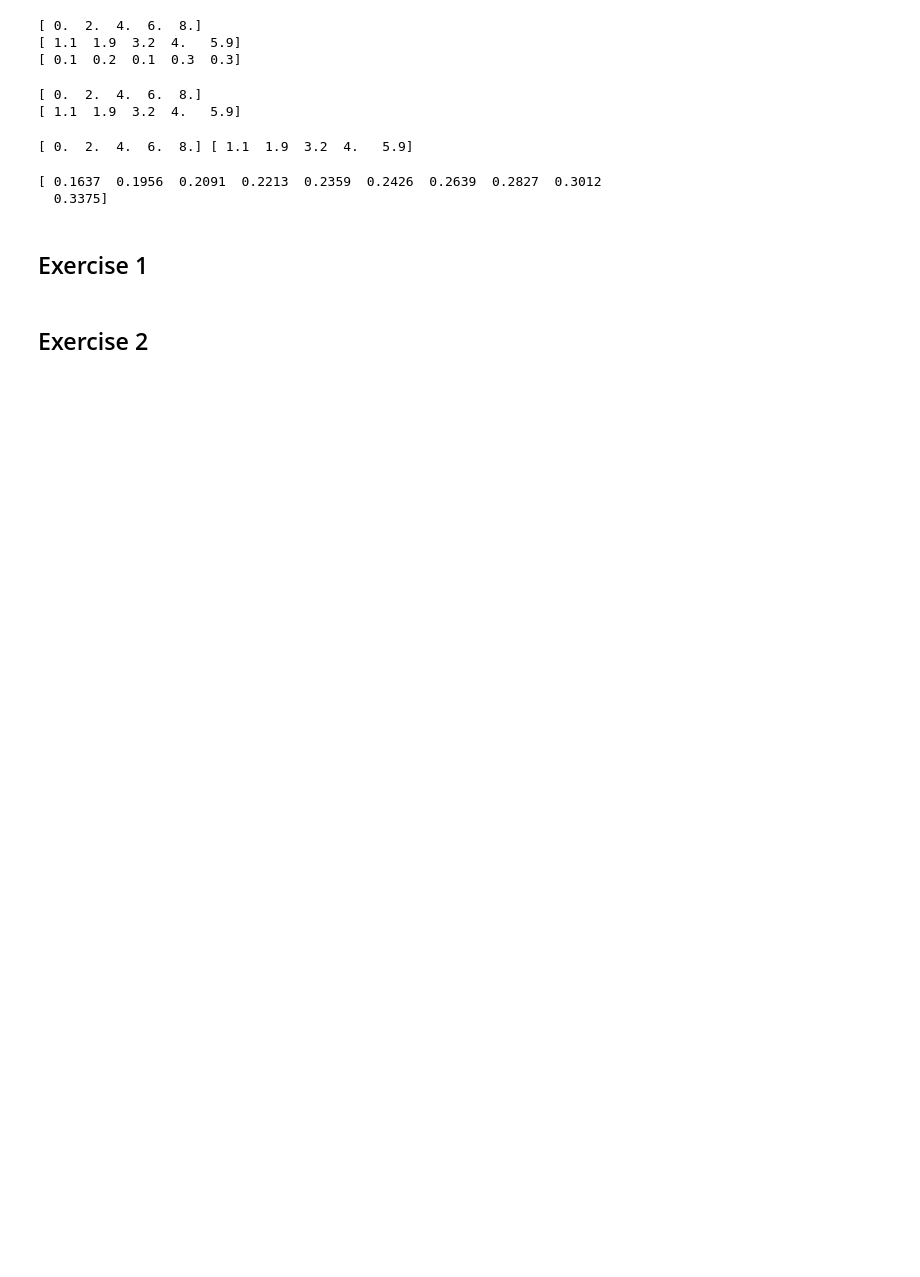
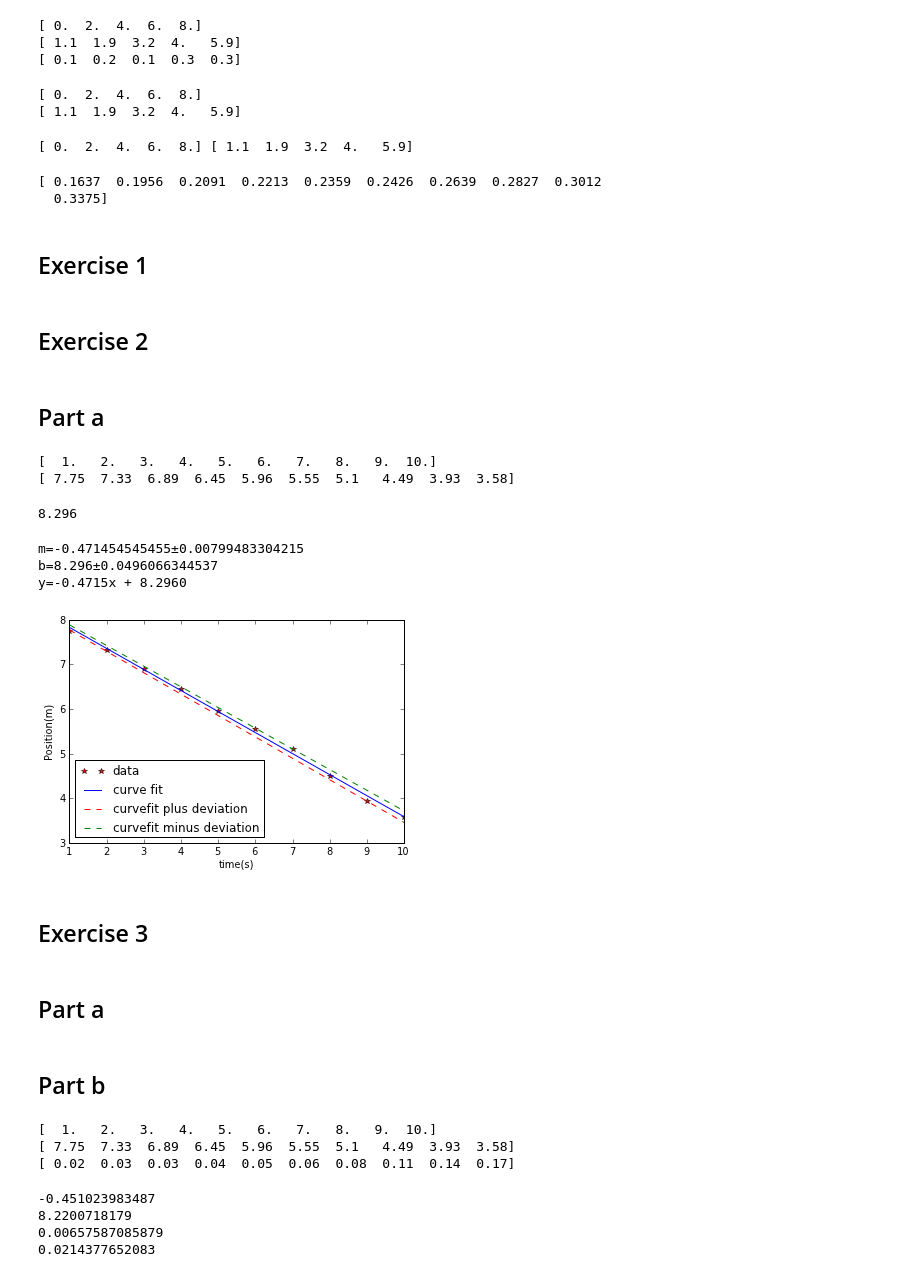
Before and after one commit to mmille60/PHYS202-SP2013, a Jupyter notebook: Week9/Week9 notes.ipynb, the cells around one changed output. Drawn from its saved outputs; the diff is of its cells as text; code cells hidden in the pictures; blank space fills up the shorter version.

```diff
--- a/Week9/Week9 notes.ipynb
+++ b/Week9/Week9 notes.ipynb
@@ -68,3 +68,53 @@ f.close()
 # %% [markdown]
 Exercise 2
 ---
+# %% [markdown]
+Part a
+---
+# %%
+def LinearLeastSquaresFit(x,y):
+    """takes in array repersenting (x,y) values for a set of linearly varying data and perform a linear least squares refression. Return the resulting slope and intercenpt parameters of the best fir line with their uncertainties"""
+    m=(average(x*y)-average(x)*average(y))/(average(x**2)-(average(x))**2)
+    b=(average(x*x)*average(y)-average(x)*average(x*y))/(average(x**2)-(average(x))**2)
+    u=y-(m*x+b)
+    n=len(x)
+    um=((1/(n-2.))*average(u**2)/(average(x**2)-(average(x))**2))**.5
+    ub=((1/(n-2.))*(average(u**2)*average(x**2))/(average(x**2)-(average(x))**2))**.5
+    return m,b,um,ub
+# %%
+x,y= loadtxt('linearData.dat',unpack=True, usecols=[0,1])
+print x
+print y
+# %% [output]
+[  1.   2.   3.   4.   5.   6.   7.   8.   9.  10.]
+[ 7.75  7.33  6.89  6.45  5.96  5.55  5.1   4.49  3.93  3.58]
+# %%
+m,b,um,ub=LinearLeastSquaresFit(x,y)
+print b
+# %% [output]
+8.296
+# %%
+print "m="+str(LinearLeastSquaresFit(x,y)[0])+"±"+str(LinearLeastSquaresFit(x,y)[2])
+print "b="+str(LinearLeastSquaresFit(x,y)[1])+"±"+str(LinearLeastSquaresFit(x,y)[3])
+print "y=%.4fx + %.4f"%(m,b)
+# %% [output]
+m=-0.471454545455±0.00799483304215
+b=8.296±0.0496066344537
+y=-0.4715x + 8.2960
+# %%
+plot(x,y,'r*',label="data")
+yfit=m*x+b
+plot(x,yfit,label="curve fit")
+yplus=(m+um)*x+(b+ub)
+yminus=(m-um)*x+(b-ub)
+plot(x,yminus,'r--',label="curvefit plus deviation")
+plot(x,yplus,'g--',label="curvefit minus deviation")
+legend(loc="lower left")
+xlabel('time(s)')
+ylabel('Position(m)')
+show()
+# %% [output]
+[figure, added]
+# %% [markdown]
+Exercise 3
+-----
@@ -70,0 +131,3 @@ Exercise 2
+# %% [markdown]
+Part a
+---
@@ -70,0 +148,24 @@ Exercise 2
+# %% [markdown]
+Part b
+--
+# %%
+x,y,u = loadtxt('linearData.dat',unpack=True, usecols=[0,1,2])
+print x
+print y
+print u
+# %% [output]
+[  1.   2.   3.   4.   5.   6.   7.   8.   9.  10.]
+[ 7.75  7.33  6.89  6.45  5.96  5.55  5.1   4.49  3.93  3.58]
+[ 0.02  0.03  0.03  0.04  0.05  0.06  0.08  0.11  0.14  0.17]
+# %%
+w=1/(u**2)
+m,b,um,ub=WeightedLinearLeastSquaresFit(x,y,w)
+print m
+print b
+print um
+print ub
+# %% [output]
+-0.451023983487
+8.2200718179
+0.00657587085879
+0.0214377652083
```
Also changed, not shown: parts of 4 cells of this notebook, 7 other files.
